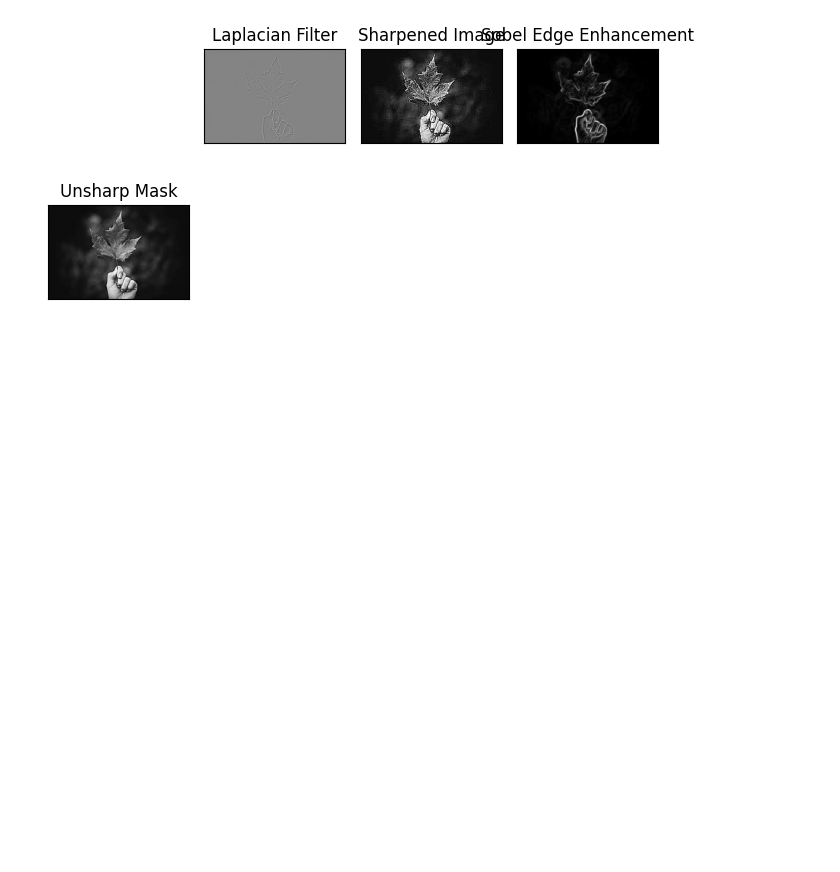
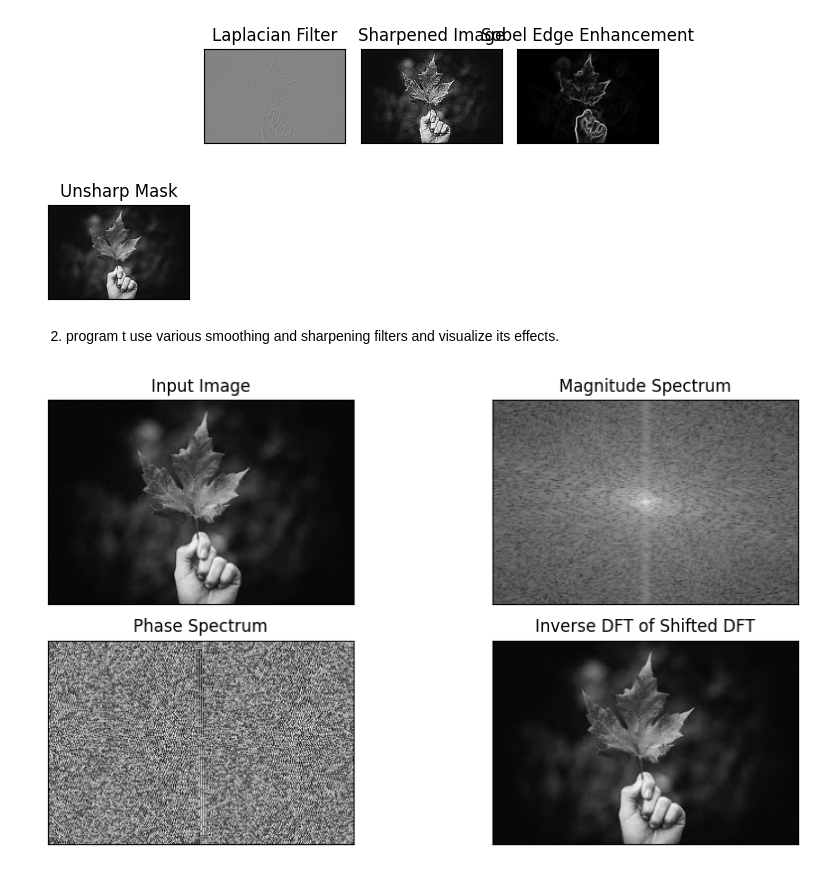
Before and after one commit to Shrawanpandit/ImageProcessing-Lab-works, a Jupyter notebook: Lab_4.ipynb, the cells around one changed output. Drawn from its saved outputs; the diff is of its cells as text; code cells hidden in the pictures; blank space fills up the shorter version.

```diff
--- a/Lab_4.ipynb
+++ b/Lab_4.ipynb
@@ -78,3 +78,52 @@ plt.tight_layout()
 plt.show()
 # %% [output]
 [figure]
+# %% [markdown]
+2) program t use various smoothing and sharpening filters and visualize its effects.
+# %%
+import numpy as np
+import cv2
+import matplotlib.pyplot as plt
+
+image = cv2.imread('image.jpg', cv2.IMREAD_GRAYSCALE)
+
+dft = np.fft.fft2(image)
+dft_shift = np.fft.fftshift(dft)
+magnitude_spectrum = 20 * np.log(np.abs(dft_shift) + 1) # Added +1 to avoid log(0)
+phase_spectrum = np.angle(dft_shift)
+
+idft_shift_original = np.fft.ifftshift(dft_shift)
+idft_original = np.fft.ifft2(idft_shift_original)
+idft_original = np.abs(idft_original) # Get the magnitude of the inverse DFT
+
+plt.figure(figsize=(10, 5))
+
+plt.subplot(221)
+plt.imshow(image, cmap='gray')
+plt.title('Input Image')
+plt.xticks([])
+plt.yticks([])
+
+plt.subplot(222)
+plt.imshow(magnitude_spectrum, cmap='gray')
+plt.title('Magnitude Spectrum')
+plt.xticks([])
+plt.yticks([])
+
+plt.subplot(223)
+plt.imshow(phase_spectrum, cmap='gray')
+plt.title('Phase Spectrum')
+plt.xticks([])
+plt.yticks([])
+
+plt.subplot(224)
+plt.imshow(idft_original, cmap='gray')
+plt.title('Inverse DFT of Shifted DFT')
+
+plt.xticks([])
+plt.yticks([])
+
+plt.tight_layout()
+plt.show()
+# %% [output]
+[figure, added]
```
Also changed, not shown: parts of 2 cells of this notebook.
